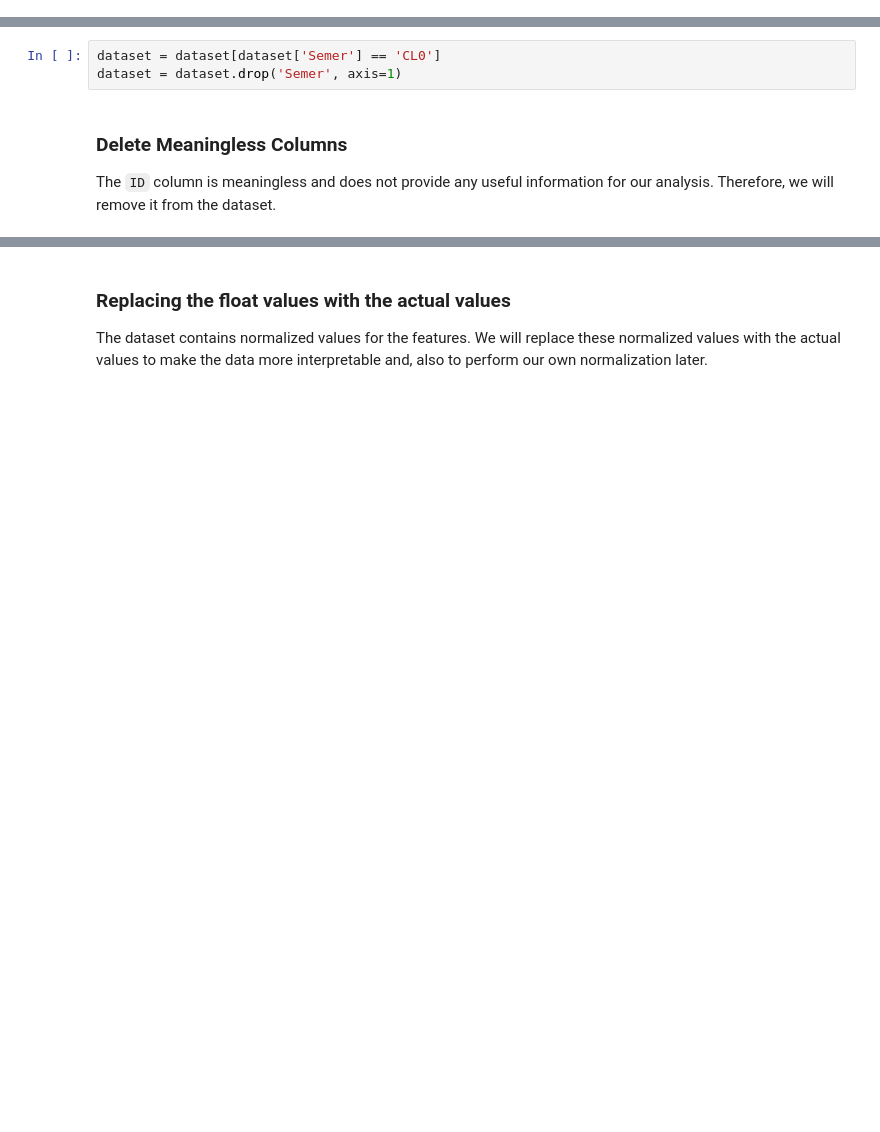
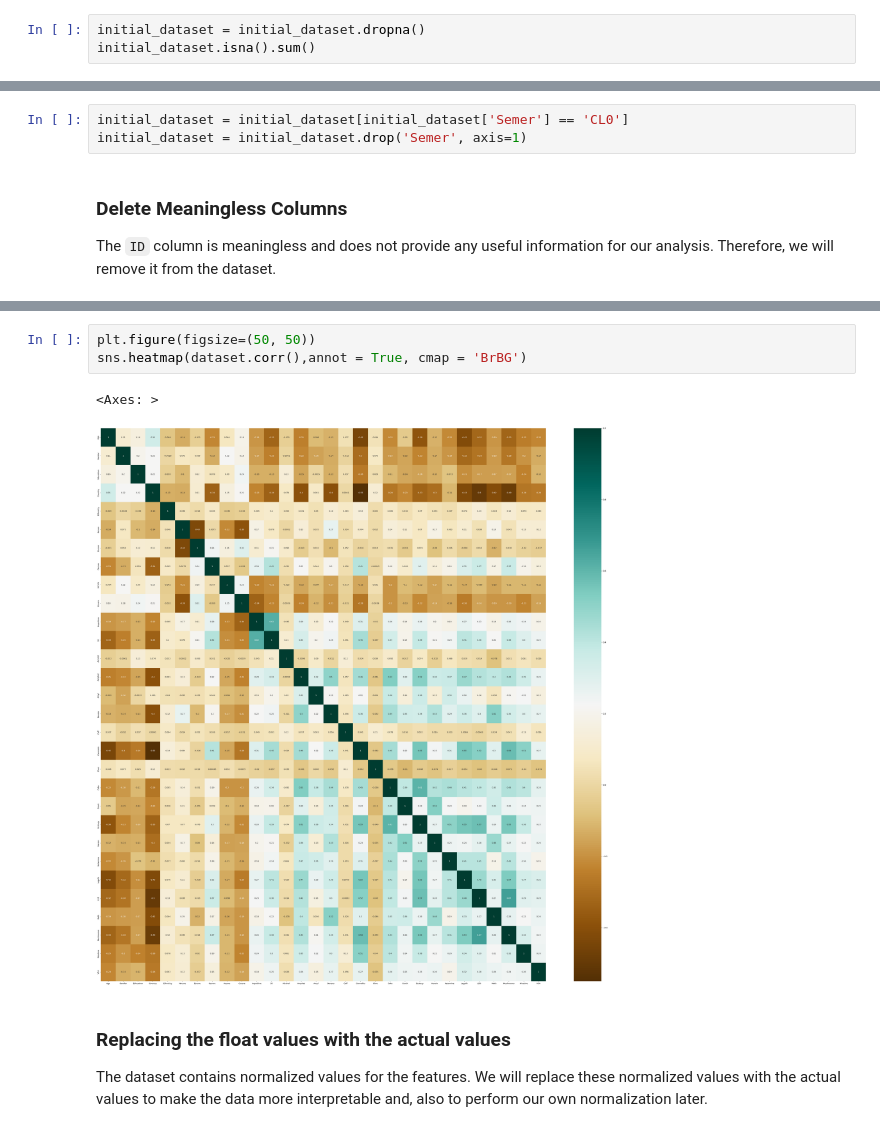
Before and after one commit to vasco-oliv/IA_P2, a Jupyter notebook: notebook.ipynb, the cells around one changed output, grey strips where cells are left out. Drawn from its saved outputs; the diff is of its cells as text; blank space fills up the shorter version.

```diff
--- a/notebook.ipynb
+++ b/notebook.ipynb
@@ -96,0 +83,3 @@ dtype: int64
+# %%
+initial_dataset = initial_dataset.dropna()
+initial_dataset.isna().sum()
@@ -99,8 +106,8 @@ dtype: int64
 
 Our dataset contains a column with a ficticious drug name called `Semer`. This is used to detect outliers in the dataset. We will remove every row that does not contain the value `CL0` in the Semer column. After that, we will remove the Semer column from the dataset.
 # %%
-dataset = dataset[dataset['Semer'] == 'CL0']
-dataset = dataset.drop('Semer', axis=1)
+initial_dataset = initial_dataset[initial_dataset['Semer'] == 'CL0']
+initial_dataset = initial_dataset.drop('Semer', axis=1)
 # %% [markdown]
 ### **Delete Meaningless Columns**
 
@@ -110,3 +157,9 @@ dataset = dataset.drop('ID', axis=1)
+# %%
+plt.figure(figsize=(50, 50))
+sns.heatmap(dataset.corr(),annot = True, cmap = 'BrBG')
+# %% [output]
+<Axes: >
+[figure, added]
 # %% [markdown]
 ### **Replacing the float values with the actual values**
 
```
Also changed, not shown: parts of 42 cells of this notebook, 1 other file.
